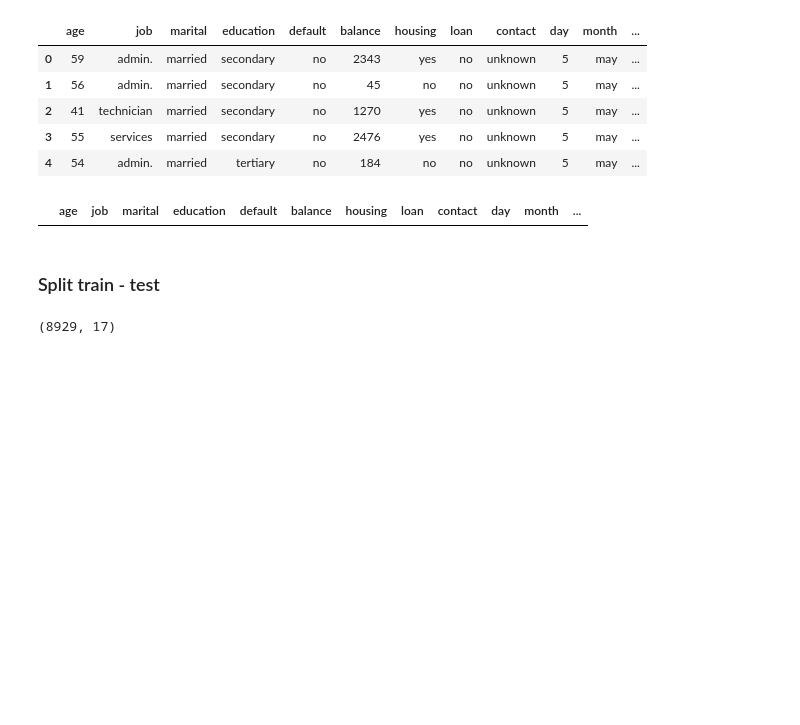
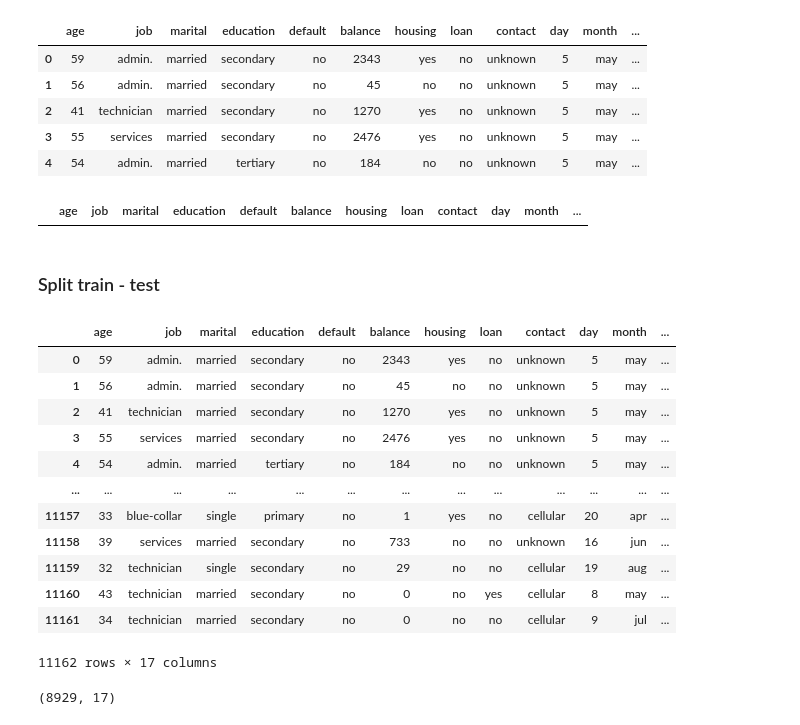
Before and after one commit to rianashwin/BankMarketingCampaign, a Jupyter notebook: BankMarketingCampaign_V002_RAP.ipynb, the cells around one changed output. Drawn from its saved outputs; the diff is of its cells as text; code cells hidden in the pictures; blank space fills up the shorter version.

```diff
--- a/BankMarketingCampaign_V002_RAP.ipynb
+++ b/BankMarketingCampaign_V002_RAP.ipynb
@@ -152,13 +154,13 @@ plt.show()
 # %% [markdown]
 From here, we see campaign last contact duration has the highest correlation with whether or not a person subscribes for a deposit.
 # %%
-df_raw["duration_status"] = np.nan
+df_full["duration_status"] = np.nan
 
-avg_duration = df_raw["duration"].mean()
+avg_duration = df_full["duration"].mean()
 
-df_raw["duration_status"] = df_raw.apply(lambda row: "below_average" if row.duration<avg_duration else "above_average",axis=1 )
+df_full["duration_status"] = df_full.apply(lambda row: "below_average" if row.duration<avg_duration else "above_average",axis=1 )
 
-yes_no_by_durationstatus = pd.crosstab(df_raw['duration_status'], df_raw['deposit']).apply(lambda row: round(row/row.sum(),4) * 100, axis=1)
+yes_no_by_durationstatus = pd.crosstab(df_full['duration_status'], df_full['deposit']).apply(lambda row: round(row/row.sum(),4) * 100, axis=1)
 yes_no_by_durationstatus
 # %% [output]
 | deposit | 0 | 1 |
@@ -185,6 +187,8 @@ From here, we see that if you had an above average duration since last campaign,
 Probably best to not contact people who have recently been reached out to, focus on those we have not reached out to in a while.
 # %% [markdown]
 ## 3. Model data
+# %%
+df_full = df_raw.copy()
 # %%
 df_full.head()
 # %% [output]
@@ -216,3 +220,19 @@ test = stratified_test_data
+# %%
+df_full
+# %% [output]
+|  | age | job | marital | education | default | balance | housing | loan | contact | day | month | ... |
+| 0 | 59 | admin. | married | secondary | no | 2343 | yes | no | unknown | 5 | may | ... |
+| 1 | 56 | admin. | married | secondary | no | 45 | no | no | unknown | 5 | may | ... |
+| 2 | 41 | technician | married | secondary | no | 1270 | yes | no | unknown | 5 | may | ... |
+| 3 | 55 | services | married | secondary | no | 2476 | yes | no | unknown | 5 | may | ... |
+| 4 | 54 | admin. | married | tertiary | no | 184 | no | no | unknown | 5 | may | ... |
+| ... | ... | ... | ... | ... | ... | ... | ... | ... | ... | ... | ... | ... |
+| 11157 | 33 | blue-collar | single | primary | no | 1 | yes | no | cellular | 20 | apr | ... |
+| 11158 | 39 | services | married | secondary | no | 733 | no | no | unknown | 16 | jun | ... |
+| 11159 | 32 | technician | single | secondary | no | 29 | no | no | cellular | 19 | aug | ... |
+| 11160 | 43 | technician | married | secondary | no | 0 | no | yes | cellular | 8 | may | ... |
+| 11161 | 34 | technician | married | secondary | no | 0 | no | no | cellular | 9 | jul | ... |
+11162 rows × 17 columns
 # %%
 train.shape
 # %% [output]
```
Also changed, not shown: parts of 56 cells of this notebook.
